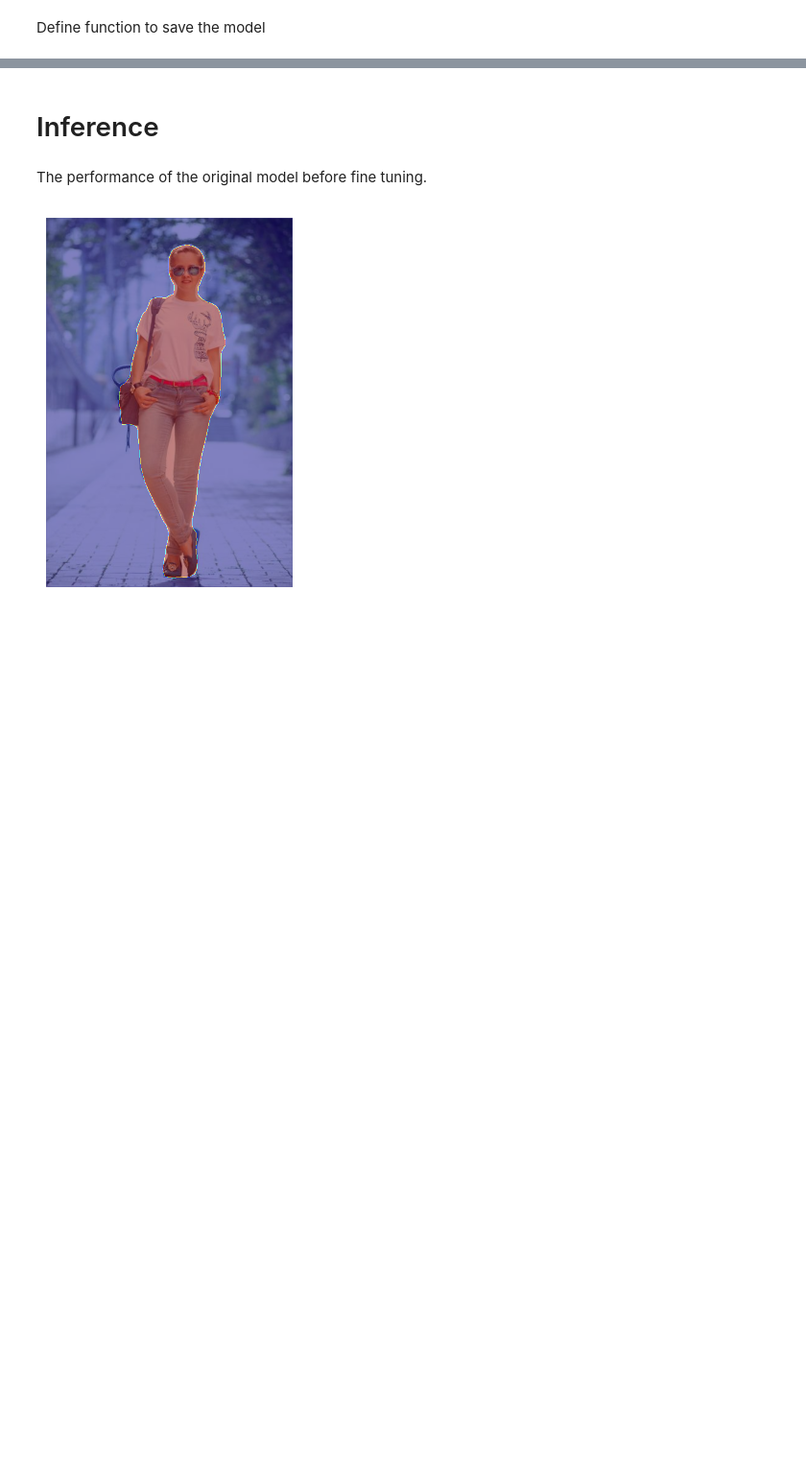
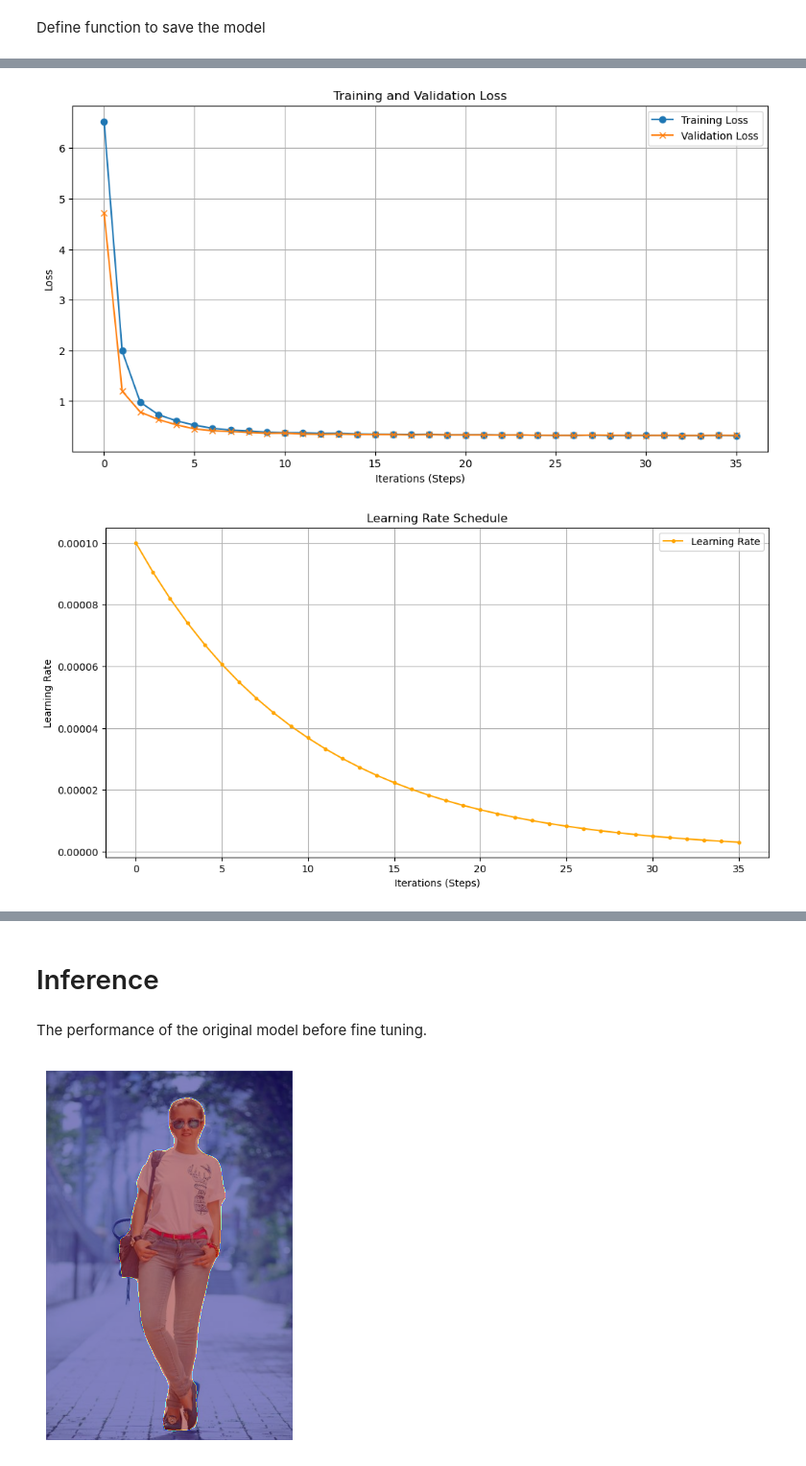
Before and after one commit to AlanGalaxy/507, a Jupyter notebook: 507_Proect.ipynb, the cells around one changed output, grey strips where cells are left out. Shown at 96% size. Drawn from its saved outputs; the diff is of its cells as text; code cells hidden in the pictures; blank space fills up the shorter version.

```diff
--- a/507_Proect.ipynb
+++ b/507_Proect.ipynb
@@ -98,7 +99,7 @@ example["mask"]
 # %% [markdown]
 Each of the pixels above in the mask image is associated to a particular category. Here I defined an `id2label` dictionary to decode them back to strings and see what they are. The inverse `label2id` is also useful when we
 # %%
-id2label: Dict[str, str] = {
+id2label = {
     "0": "Background",
     "1": "Hat",
     "2": "Hair",
@@ -119,7 +120,7 @@ id2label: Dict[str, str] = {
     "17": "Scarf",
 }
 
-label2id: Dict[str, str] = {v: k for k, v in id2label.items()}
+label2id = {v: k for k, v in id2label.items()}
 num_labels = len(id2label)
 # %% [markdown]
 Shuffle the dataset, and then split them into training and testing sets.
@@ -266,3 +271,17 @@ def validation(model, val_loader):
+# %%
+class TrainingConfig:
+    batch_size: int = 8
+    epochs: int = 8
+    learning_rate: float = 1e-4
+    background_weight: float = 1.0
+    other_classes_weight: float = 3.0
+    lr_decay_rate: float = 0.9998
+    seed: int = 42
+    model_name: str = "apple/deeplabv3-mobilevit-small"
+    device = device
+
+
+config = TrainingConfig()
 # %%
 # Model and Tokenizer Initialization
 tokenizer = SegformerImageProcessor.from_pretrained(config.model_name)
@@ -274,7 +298,7 @@ model = AutoModelForSemanticSegmentation.from_pretrained(
 # %% [markdown]
 Define function to save the model
 # %%
-def save_model(model: nn.Module, tokenizer: SegformerImageProcessor, name: str) -> None:
+def save_model(model, tokenizer, name):
     model.save_pretrained(name)
     tokenizer.save_pretrained(name)
 # %%
@@ -406,0 +391,42 @@ for epoch in range(config.epochs):
+# %%
+import matplotlib.pyplot as plt
+
+epochs = list(range(len(log_list)))
+training_losses = [log["training_loss"] for log in log_list]
+val_losses = [log["val_loss"] for log in log_list]
+learning_rates = [log["LR"] for log in log_list]
+
+metric_names = [key for key in log_list[0] if key not in ["training_loss", "val_loss", "LR"]]
+metrics = {name: [log[name] for log in log_list] for name in metric_names}
+
+plt.figure(figsize=(12, 6))
+plt.plot(epochs, training_losses, label="Training Loss", marker="o")
+plt.plot(epochs, val_losses, label="Validation Loss", marker="x")
+plt.xlabel("Iterations (Steps)")
+plt.ylabel("Loss")
+plt.title("Training and Validation Loss")
+plt.legend()
+plt.grid(True)
+plt.show()
+
+plt.figure(figsize=(12, 6))
+plt.plot(epochs, learning_rates, label="Learning Rate", color="orange", marker=".")
+plt.xlabel("Iterations (Steps)")
+plt.ylabel("Learning Rate")
+plt.title("Learning Rate Schedule")
+plt.legend()
+plt.grid(True)
+plt.show()
+
+for name, values in metrics.items():
+    plt.figure(figsize=(12, 6))
+    plt.plot(epochs, values, label=name, marker="*")
+    plt.xlabel("Iterations (Steps)")
+    plt.ylabel(name)
+    plt.title(f"{name} over Training Steps")
+    plt.legend()
+    plt.grid(True)
+    plt.show()
+# %% [output]
+[figure, added]
+[figure, added]
```
Also changed, not shown: parts of 31 cells of this notebook, 1 other file.
